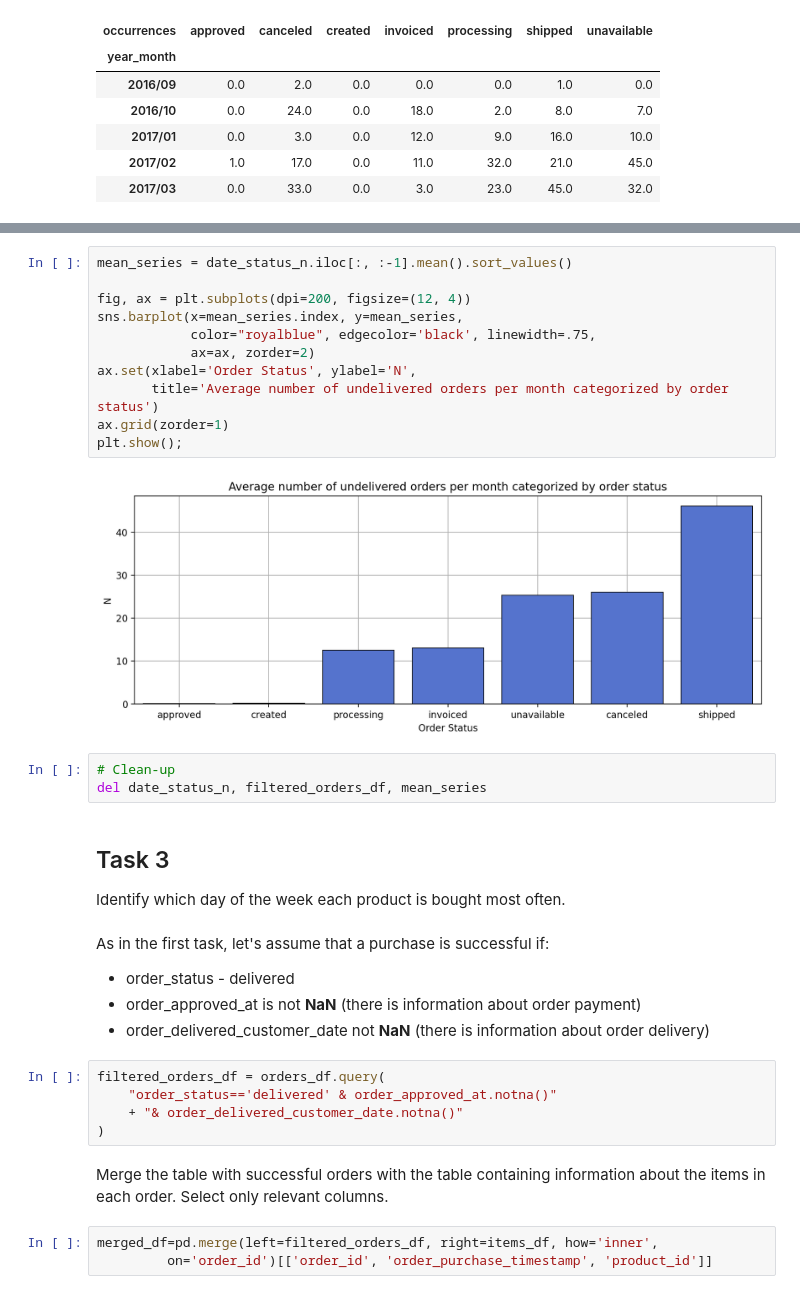
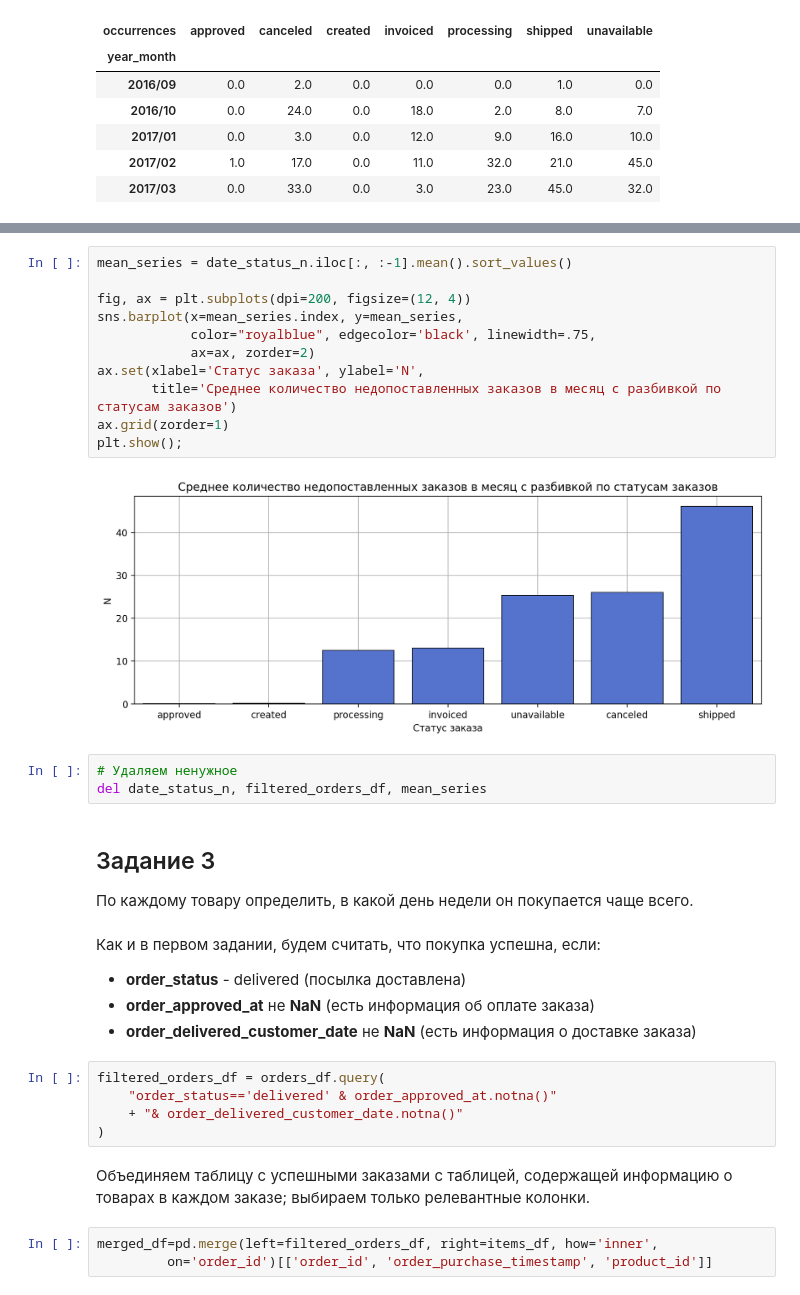
Before and after one commit to iegorushkin/data_analyst-karpov.courses, a Jupyter notebook: python_milestone/main.ipynb, the cells around one changed output, grey strips where cells are left out. Drawn from its saved outputs; the diff is of its cells as text.

```diff
--- a/python_milestone/main.ipynb
+++ b/python_milestone/main.ipynb
@@ -350,34 +349,34 @@ Now visualize monthly mean of undelivered orders with various statuses.
 # %%
 mean_series = date_status_n.iloc[:, :-1].mean().sort_values()
 
 fig, ax = plt.subplots(dpi=200, figsize=(12, 4))
 sns.barplot(x=mean_series.index, y=mean_series,
             color="royalblue", edgecolor='black', linewidth=.75,
             ax=ax, zorder=2)
-ax.set(xlabel='Order Status', ylabel='N',
-       title='Average number of undelivered orders per month categorized by order status')
+ax.set(xlabel='Статус заказа', ylabel='N',
+       title='Среднее количество недопоставленных заказов в месяц с разбивкой по статусам заказов')
 ax.grid(zorder=1)
 plt.show();
 # %% [output]
-[figure, old version]
+[figure, new version]
 # %%
-# Clean-up
+# Удаляем ненужное
 del date_status_n, filtered_orders_df, mean_series
 # %% [markdown]
-## Task 3
-Identify which day of the week each product is bought most often.
+## Задание 3
+По каждому товару определить, в какой день недели он покупается чаще всего.
 # %% [markdown]
-As in the first task, let's assume that a purchase is successful if:
-* order_status - delivered
-* order_approved_at is not **NaN** (there is information about order payment)
-* order_delivered_customer_date not **NaN** (there is information about order delivery)
+Как и в первом задании, будем считать, что покупка успешна, если:
+* **order_status** - delivered (посылка доставлена)
+* **order_approved_at** не **NaN** (есть информация об оплате заказа)
+* **order_delivered_customer_date** не **NaN** (есть информация о доставке заказа)
 # %%
 filtered_orders_df = orders_df.query(
     "order_status=='delivered' & order_approved_at.notna()"
     + "& order_delivered_customer_date.notna()"
 )
 # %% [markdown]
-Merge the table with successful orders with the table containing information about the items in each order. Select only relevant columns.
+Объединяем таблицу с успешными заказами с таблицей, содержащей информацию о товарах в каждом заказе; выбираем только релевантные колонки.
 # %%
 merged_df=pd.merge(left=filtered_orders_df, right=items_df, how='inner',
          on='order_id')[['order_id', 'order_purchase_timestamp', 'product_id']]
```
Also changed, not shown: parts of 91 cells of this notebook.
